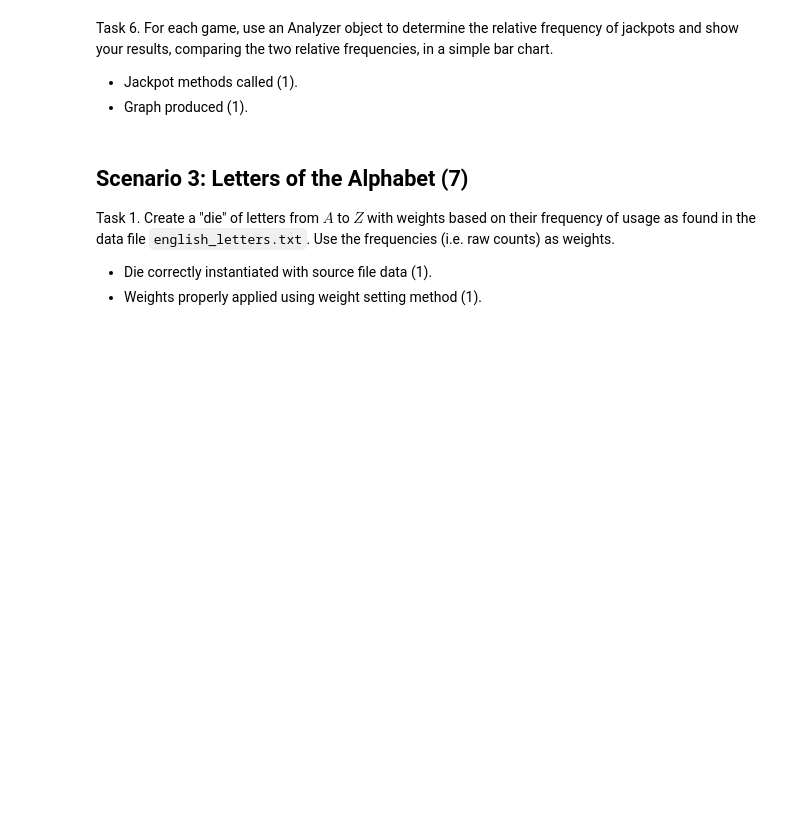
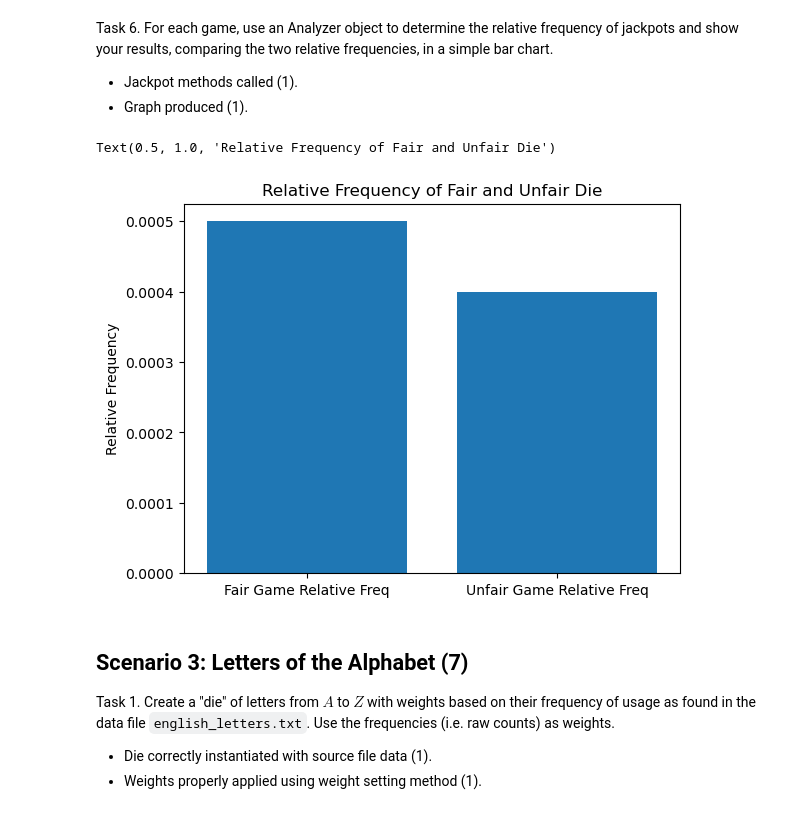
Before and after one commit to christopherpandalee/DS5100FP, a Jupyter notebook: final project/DS51200_FinalProjectTemplate.ipynb, the cells around one changed output. Saved outputs shown, nothing was run; the diff lists cells and outputs as text; code cells hidden in the pictures; blank space fills up the shorter version.

```diff
--- a/final project/DS51200_FinalProjectTemplate.ipynb
+++ b/final project/DS51200_FinalProjectTemplate.ipynb
@@ -134,6 +168,10 @@ Task 6. Show your results, comparing the two relative frequencies, in a simple b
 Task 1. Create three dice, each with six sides having the faces 1 through 6.
 
 - Three die objects created (1).
+# %%
+die1 = CreateDice(np.array([1,2,3,4,5,6]))
+die2 = CreateDice(np.array([1,2,3,4,5,6]))
+die3 = CreateDice(np.array([1,2,3,4,5,6]))
 # %% [markdown]
 Task 2. Convert one of the dice to an unfair one by weighting the face $6$ five times more than the other weights (i.e. it has weight of 5 and the others a weight of 1 each).
 
@@ -147,16 +189,33 @@ Task 4. Play a game of $10000$ rolls with $5$ fair dice.
 
 - Game class properly instantiated (1).
 - Play method called properly (1).
+# %%
+game2 = GamePlay([die1, die1, die1, die1, die1])
+game2.play_dice(10000)
 # %% [markdown]
 Task 5. Play another game of $10000$ rolls, this time with $2$ unfair dice, one as defined in steps #2 and #3 respectively, and $3$ fair dice.
 
 - Game class properly instantiated (1).
 - Play method called properly (1).
+# %%
+game3 = GamePlay([die2, die3, die1, die1, die1])
+game3.play_dice(10000)
 # %% [markdown]
 Task 6. For each game, use an Analyzer object to determine the relative frequency of jackpots and show your results, comparing the two relative frequencies, in a simple bar chart.
 
 - Jackpot methods called (1).
 - Graph produced (1).
+# %%
+game2analyze = AnalyzePlay(game2)
+game3analyze = AnalyzePlay(game3)
+game2relfreq = game2analyze.find_jackpots() / 10000
+game3relfreq = game3analyze.find_jackpots() / 10000
+plt.bar(["Fair Game Relative Freq", "Unfair Game Relative Freq"], height = [game2relfreq, game3relfreq])
+plt.ylabel("Relative Frequency")
+plt.title("Relative Frequency of Fair and Unfair Die")
+# %% [output]
+Text(0.5, 1.0, 'Relative Frequency of Fair and Unfair Die')
+[figure, added]
 # %% [markdown]
 ## Scenario 3: Letters of the Alphabet (7)
 
```
Also changed, not shown: parts of 15 cells of this notebook, 5 other files.
